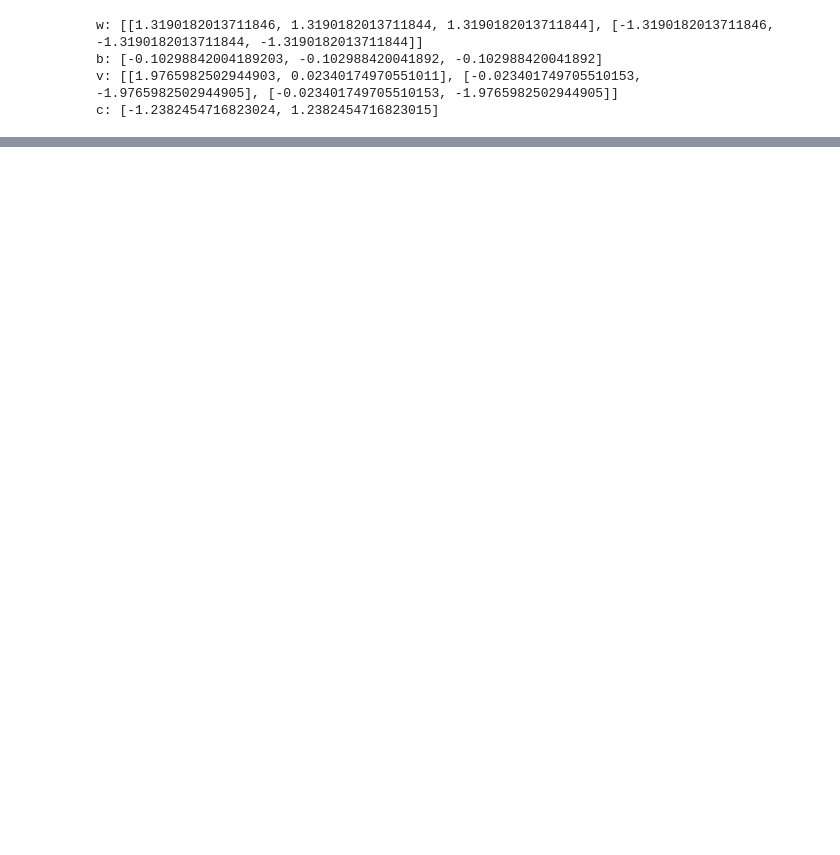
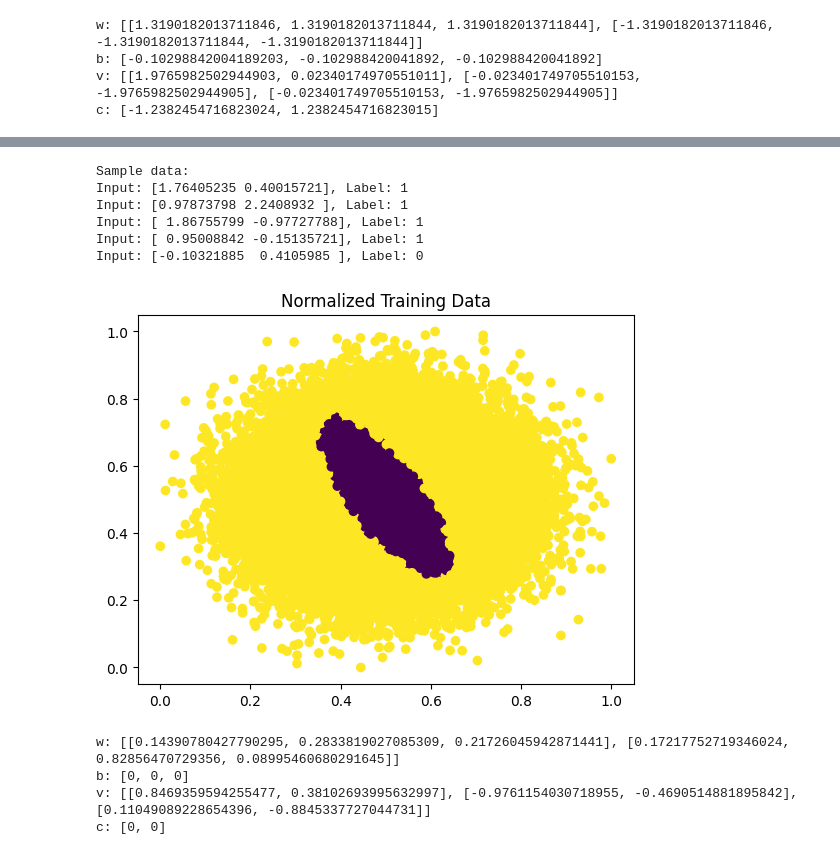
Before and after one commit to michelexyz/deeplearning_assignments, a Jupyter notebook: Assigment1/assigment.ipynb, the cells around one changed output, grey strips where cells are left out. Cells and saved outputs as stored; diff of their text form; code cells hidden in the pictures; blank space fills up the shorter version.

```diff
--- a/Assigment1/assigment.ipynb
+++ b/Assigment1/assigment.ipynb
@@ -257,0 +326,39 @@ c: [-1.2382454716823024, 1.2382454716823015]
+# %%
+# Example of printing sample data
+def print_sample_data(data, labels, num_samples=5):
+    print("Sample data:")
+    for i in range(num_samples):
+        print(f"Input: {data[i]}, Label: {labels[i]}")
+
+print_sample_data(xtrain, ytrain)
+# %% [output]
+Sample data:
+Input: [1.76405235 0.40015721], Label: 1
+Input: [0.97873798 2.2408932 ], Label: 1
+Input: [ 1.86755799 -0.97727788], Label: 1
+Input: [ 0.95008842 -0.15135721], Label: 1
+Input: [-0.10321885  0.4105985 ], Label: 0
+# %%
+def min_max_normalize(data):
+    # Calculate min and max for each column (feature)
+    min_vals = np.min(data, axis=0)
+    max_vals = np.max(data, axis=0)
+
+    # Normalize each feature
+    normalized_data = (data - min_vals) / (max_vals - min_vals)
+    return normalized_data, min_vals, max_vals
+
+
+def min_max_normalize_other(data, min_vals, max_vals):
+    normalized_data = (data - min_vals) / (max_vals - min_vals)
+    return normalized_data
+# %%
+# Normalize the training data
+xtrain_normalized, min_vals, max_vals = min_max_normalize(xtrain_filtered)
+# %%
+# plot the normalized data
+plt.scatter(xtrain_normalized[:, 0], xtrain_normalized[:, 1], c=ytrain_filtered)
+plt.title("Normalized Training Data")
+plt.show()
+# %% [output]
+[figure, added]
@@ -257,0 +374,17 @@ c: [-1.2382454716823024, 1.2382454716823015]
+# %%
+import random
+# Set the weights to random normal values between -1 and 1 and biases to 0
+w = [[random.uniform(-1, 1) for _ in range(3)] for _ in range(2)]
+b = [0, 0, 0]
+v = [[random.uniform(-1, 1) for _ in range(2)] for _ in range(3)]
+c = [0, 0]
+
+print(f"w: {w}")
+print(f"b: {b}")
+print(f"v: {v}")
+print(f"c: {c}")
+# %% [output]
+w: [[0.14390780427790295, 0.2833819027085309, 0.21726045942871441], [0.17217752719346024, 0.82856470729356, 0.08995460680291645]]
+b: [0, 0, 0]
+v: [[0.8469359594255477, 0.38102693995632997], [-0.9761154030718955, -0.4690514881895842], [0.11049089228654396, -0.8845337727044731]]
+c: [0, 0]
```
Also changed, not shown: parts of 14 cells of this notebook, 1 other file.
